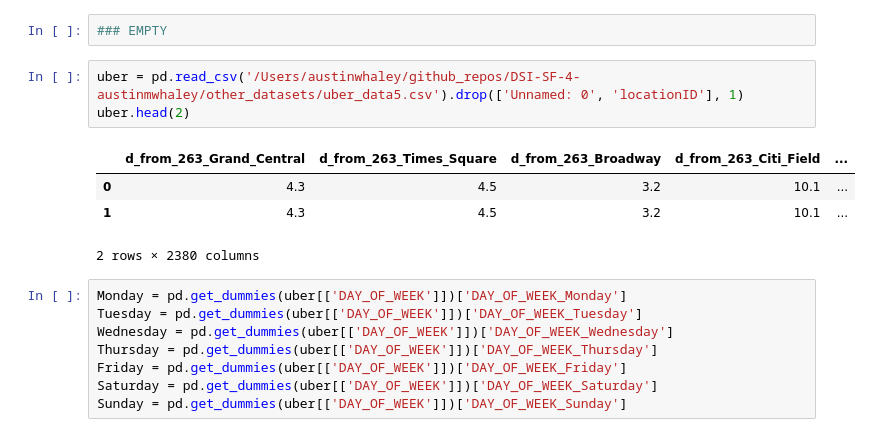
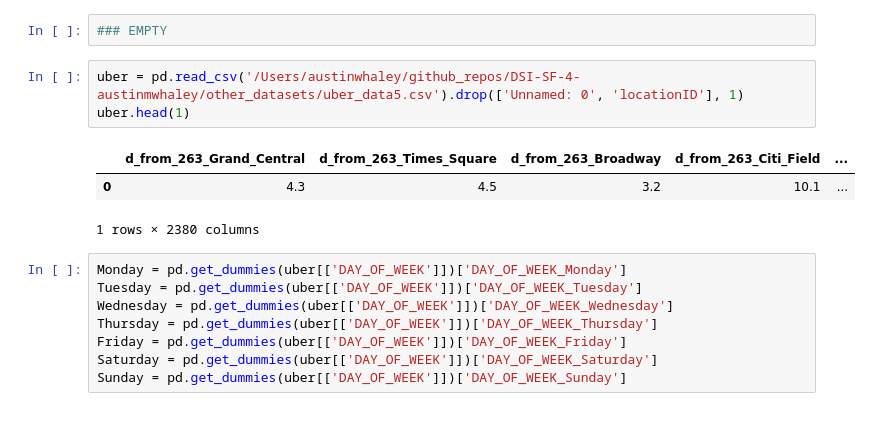
Before and after one commit to austinmwhaley/DSI-SF-4-austinmwhaley, a Jupyter notebook: capstone/uber_LSTM.ipynb, the cells around one changed output. Saved outputs shown, nothing was run; the diff lists cells and outputs as text.

```diff
--- a/capstone/uber_LSTM.ipynb
+++ b/capstone/uber_LSTM.ipynb
@@ -22,12 +22,11 @@ textfile = '/Users/austinwhaley/github_repos/DSI-SF-4-austinmwhaley/other_datase
 ### EMPTY
 # %%
 uber = pd.read_csv('/Users/austinwhaley/github_repos/DSI-SF-4-austinmwhaley/other_datasets/uber_data5.csv').drop(['Unnamed: 0', 'locationID'], 1)
-uber.head(2)
+uber.head(1)
 # %% [output]
 |  | d_from_263_Grand_Central | d_from_263_Times_Square | d_from_263_Broadway | d_from_263_Citi_Field | ... |
 | 0 | 4.3 | 4.5 | 3.2 | 10.1 | ... |
-| 1 | 4.3 | 4.5 | 3.2 | 10.1 | ... |
-2 rows × 2380 columns
+1 rows × 2380 columns
 # %%
 Monday = pd.get_dummies(uber[['DAY_OF_WEEK']])['DAY_OF_WEEK_Monday']
 Tuesday = pd.get_dummies(uber[['DAY_OF_WEEK']])['DAY_OF_WEEK_Tuesday']
```
Also changed, not shown: parts of 7 cells of this notebook, 1 other file.
